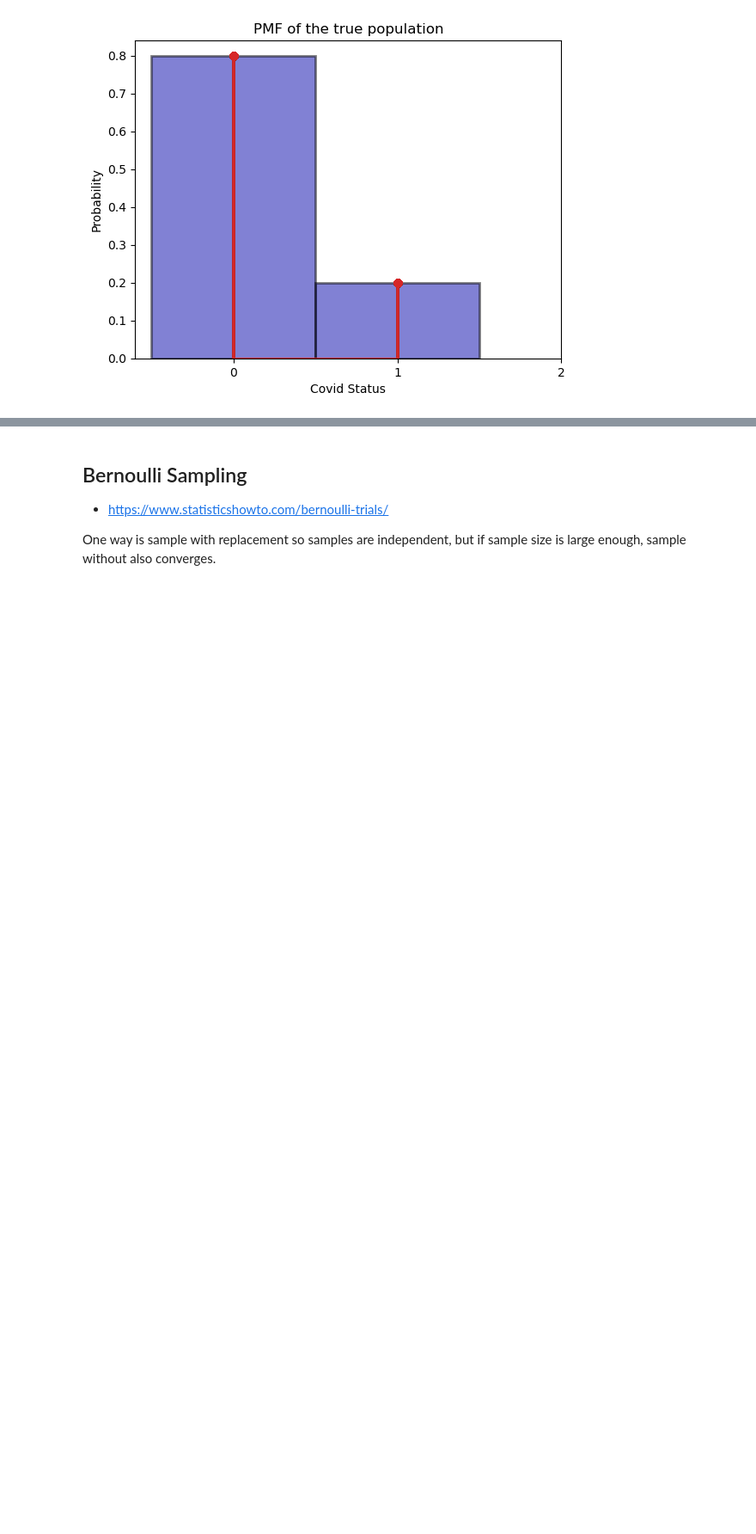
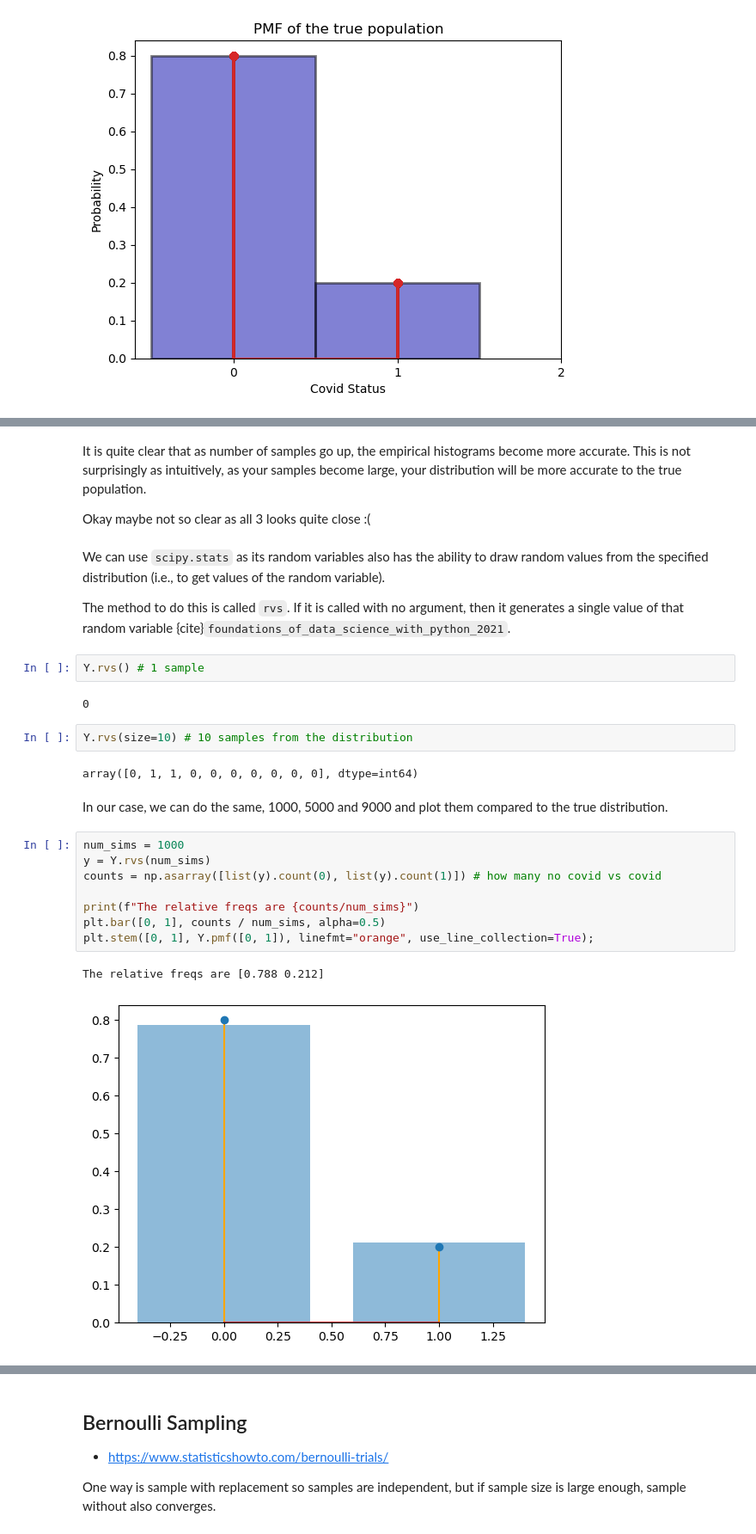
Before and after one commit to tan-wt/gaohn-probability-stats, a Jupyter notebook: content/03_discrete_random_variables/0308_bernoulli_distribution_implementation.ipynb, the cells around one changed output, grey strips where cells are left out. Shown at 86% size. Cells and saved outputs as stored; diff of their text form; blank space fills up the shorter version.

```diff
--- a/content/03_discrete_random_variables/0308_bernoulli_distribution_implementation.ipynb
+++ b/content/03_discrete_random_variables/0308_bernoulli_distribution_implementation.ipynb
@@ -309,0 +290,29 @@ The relative freqs are [0.8022 0.1978]
+# %% [markdown]
+It is quite clear that as number of samples go up, the empirical histograms become more accurate. This is not surprisingly as intuitively, as your samples become large, your distribution will be more accurate to the true population.
+
+Okay maybe not so clear as all 3 looks quite close :(
+# %% [markdown]
+We can use `scipy.stats` as its random variables also has the ability to draw random values from the specified distribution (i.e., to get values of the random variable).
+
+The method to do this is called `rvs`. If it is called with no argument, then it generates a single value of that random variable {cite}`foundations_of_data_science_with_python_2021`.
+# %%
+Y.rvs() # 1 sample
+# %% [output]
+0
+# %%
+Y.rvs(size=10) # 10 samples from the distribution
+# %% [output]
+array([0, 1, 1, 0, 0, 0, 0, 0, 0, 0], dtype=int64)
+# %% [markdown]
+In our case, we can do the same, 1000, 5000 and 9000 and plot them compared to the true distribution.
+# %%
+num_sims = 1000
+y = Y.rvs(num_sims)
+counts = np.asarray([list(y).count(0), list(y).count(1)]) # how many no covid vs covid
+
+print(f"The relative freqs are {counts/num_sims}")
+plt.bar([0, 1], counts / num_sims, alpha=0.5)
+plt.stem([0, 1], Y.pmf([0, 1]), linefmt="orange", use_line_collection=True);
+# %% [output]
+The relative freqs are [0.788 0.212]
+[figure, added]
```
Also changed, not shown: parts of 43 cells of this notebook, 7 other files.
